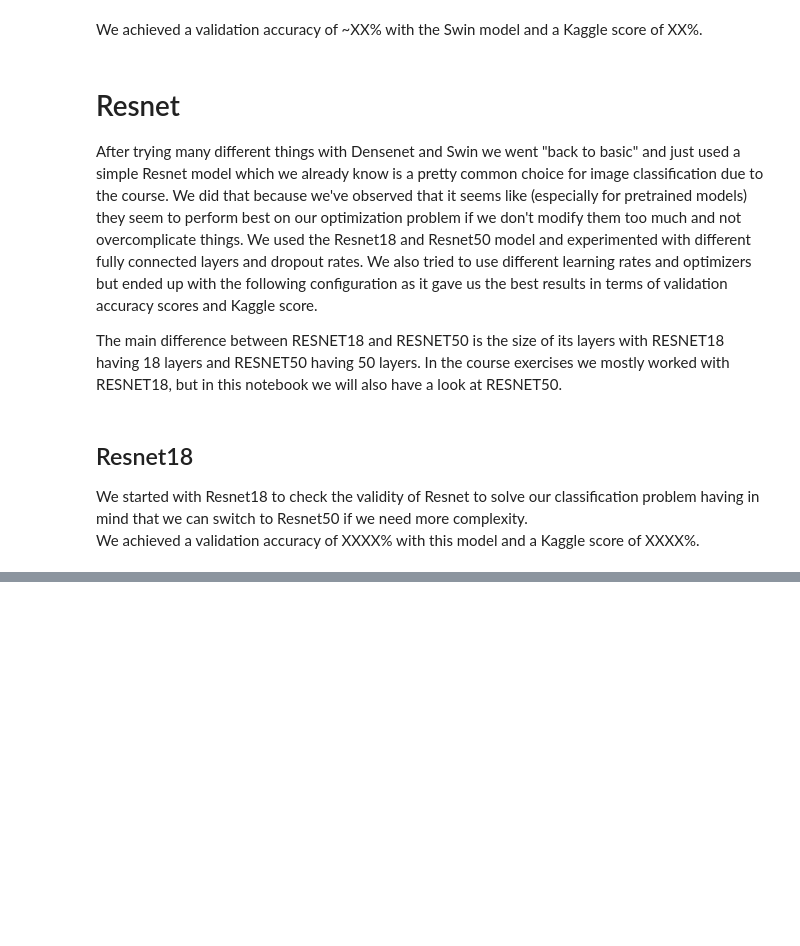
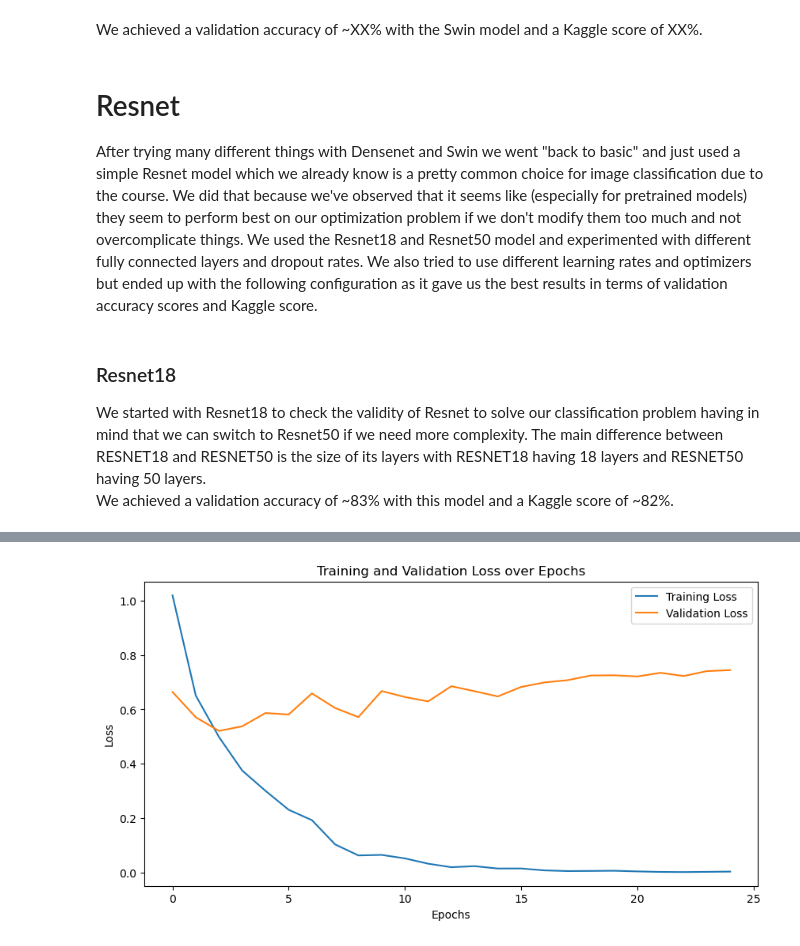
Before and after one commit to JannikWolf/aiim-emotion-classification, a Jupyter notebook: Report_Final.ipynb, the cells around one changed output, grey strips where cells are left out. Drawn from its saved outputs; the diff is of its cells as text; code cells hidden in the pictures; blank space fills up the shorter version.

```diff
--- a/Report_Final.ipynb
+++ b/Report_Final.ipynb
@@ -488,10 +478,9 @@ We achieved a validation accuracy of ~XX% with the Swin model and a Kaggle score
 # Resnet
 
 After trying many different things with Densenet and Swin we went "back to basic" and just used a simple Resnet model which we already know is a pretty common choice for image classification due to the course. We did that because we've observed that it seems like (especially for pretrained models) they seem to perform best on our optimization problem if we don't modify them too much and not overcomplicate things. We used the Resnet18 and Resnet50 model and experimented with different fully connected layers and dropout rates. We also tried to use different learning rates and optimizers but ended up with the following configuration as it gave us the best results in terms of validation accuracy scores and Kaggle score.
-
-The main difference between RESNET18 and RESNET50 is the size of its layers with RESNET18 having 18 layers and RESNET50 having 50 layers. In the course exercises we mostly worked with RESNET18, but in this notebook we will also have a look at RESNET50.
 # %% [markdown]
-## Resnet18
+### Resnet18
 
 We started with Resnet18 to check the validity of Resnet to solve our classification problem having in mind that we can switch to Resnet50 if we need more complexity.
-We achieved a validation accuracy of XXXX% with this model and a Kaggle score of XXXX%.
+The main difference between RESNET18 and RESNET50 is the size of its layers with RESNET18 having 18 layers and RESNET50 having 50 layers.
+We achieved a validation accuracy of ~83% with this model and a Kaggle score of ~82%.
@@ -497,0 +511,64 @@ We achieved a validation accuracy of XXXX% with this model and a Kaggle score of
+# %%
+# Training loop with early stopping
+num_epochs = 25  # Number of epochs
+train_losses = []
+val_losses = []
+
+for epoch in range(num_epochs):
+    print(f'Epoch {epoch}/{num_epochs - 1}')
+    print('-' * 10)
+
+    for phase in ['train', 'val']:
+        if phase == 'train':
+            model.train()
+        else:
+            model.eval()
+
+        running_loss = 0.0
+        running_corrects = 0
+
+        for inputs, labels in (train_dl if phase == 'train' else val_dl):
+            inputs, labels = inputs.to(device), labels.to(device)
+
+            optimizer.zero_grad()
+
+            with torch.set_grad_enabled(phase == 'train'):
+                outputs = model(inputs)
+                _, preds = torch.max(outputs, 1)
+                loss = criterion(outputs, labels)
+
+                if phase == 'train':
+                    loss.backward()
+                    optimizer.step()
+
+            running_loss += loss.item() * inputs.size(0)
+            running_corrects += torch.sum(preds == labels.data).item()
+
+        epoch_loss = running_loss / len(train_dataset if phase == 'train' else val_dataset)
+        epoch_acc = running_corrects / len(train_dataset if phase == 'train' else val_dataset)
+
+        print(f'{phase} Loss: {epoch_loss:.4f} Acc: {epoch_acc:.4f}')
+
+        if phase == 'train':
+            train_losses.append(epoch_loss)
+        else:
+            val_losses.append(epoch_loss)
+            scheduler.step(epoch_loss)
+
+    current_lr = optimizer.param_groups[0]['lr']
+    print(f'Current learning rate: {current_lr:.6f}')
+
+print('Training complete')
+
+# Plot the training and validation losses
+plt.figure(figsize=(10, 5))
+plt.plot(train_losses, label='Training Loss')
+plt.plot(val_losses, label='Validation Loss')
+plt.xlabel('Epochs')
+plt.ylabel('Loss')
+plt.title('Training and Validation Loss over Epochs')
+plt.legend()
+plt.show()
+
+torch.save(model.state_dict(), 'resnet18_transformer_emotion_model.pth')
+# %% [output]
@@ -497,0 +592 @@ We achieved a validation accuracy of XXXX% with this model and a Kaggle score of
+[figure, added]
```
Also changed, not shown: parts of 16 cells of this notebook, 3 other files.
